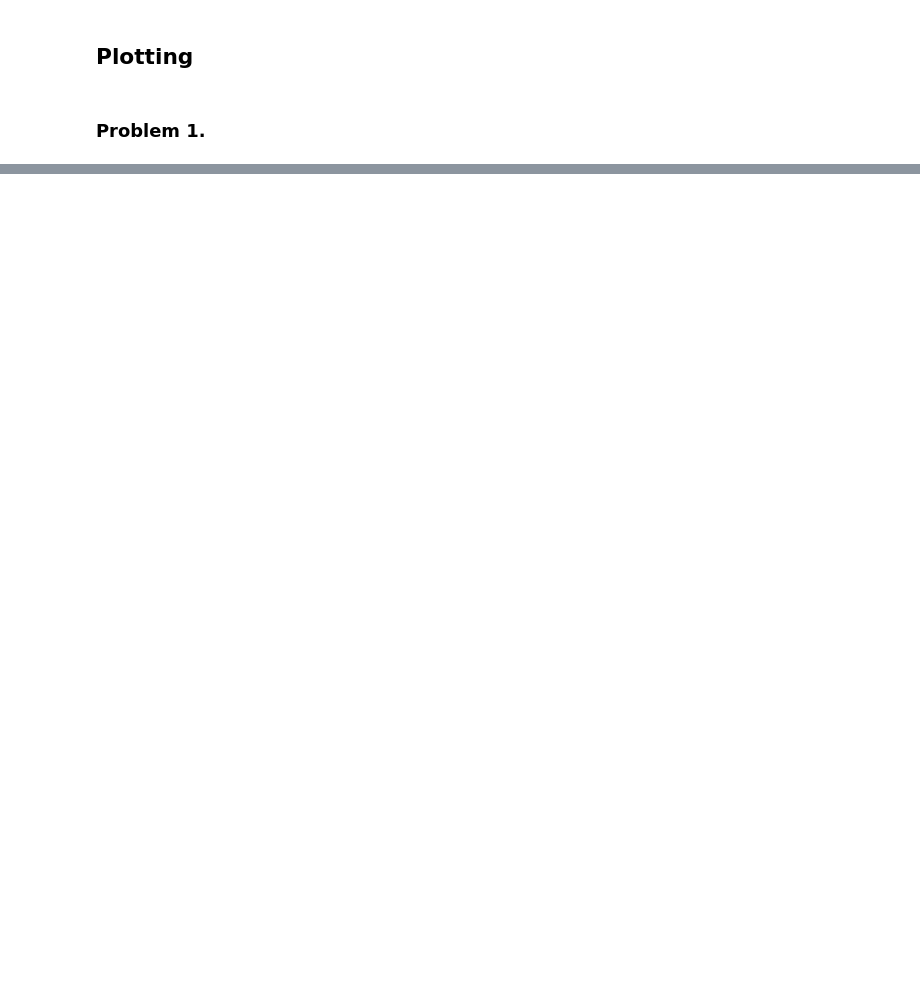
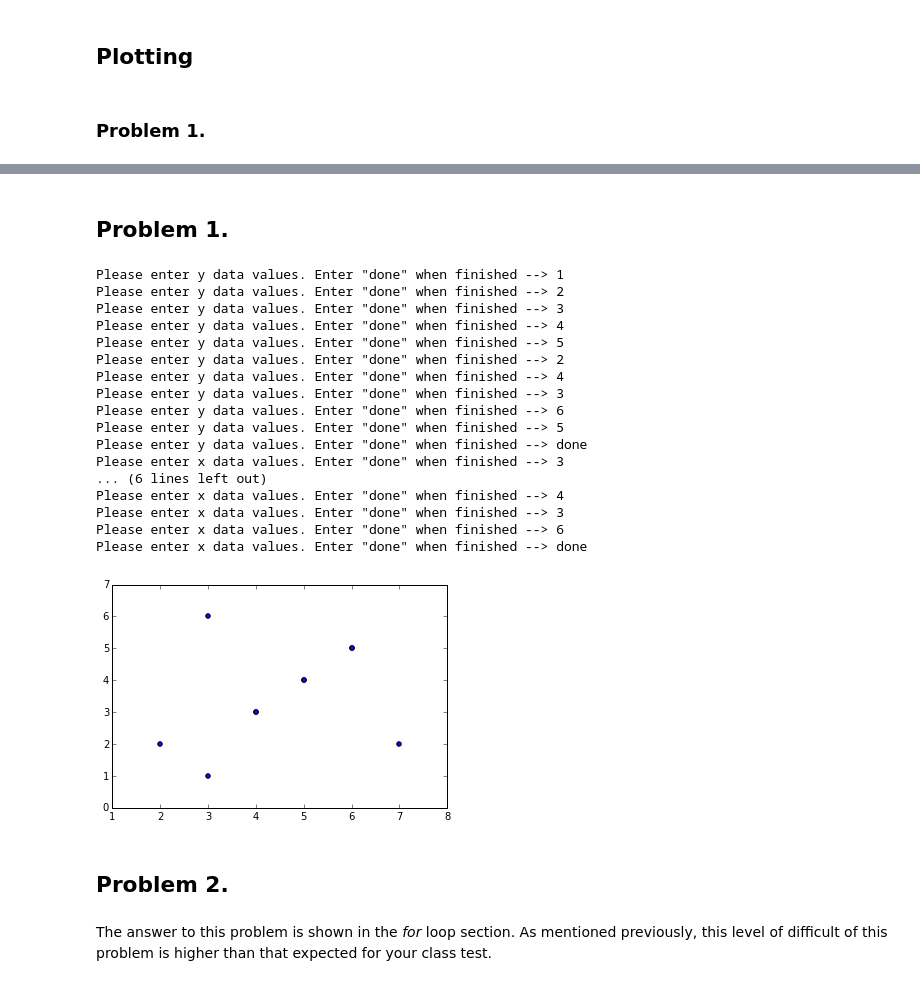
Before and after one commit to bobbiesimpson/python, a Jupyter notebook: Lab1-solutions.ipynb, the cells around one changed output, grey strips where cells are left out. Saved outputs shown, nothing was run; the diff lists cells and outputs as text; code cells hidden in the pictures; blank space fills up the shorter version.

```diff
--- a/Lab1-solutions.ipynb
+++ b/Lab1-solutions.ipynb
@@ -313,0 +350,51 @@ Please enter load at free span --> 1
+# %% [markdown]
+## Problem 1.
+# %%
+#remember to include 'import matplotlib.pyplot as plt'
+
+y_list = [] # create an empty list for the y data
+while True:
+    text = raw_input('Please enter y data values. Enter "done" when finished --> ' )
+    if text == 'done':
+        break
+    else:
+        y = float(text) # remember to convert text to a float
+        y_list.append(y)
+
+x_list = [] # empty x list
+while True:
+    text = raw_input('Please enter x data values. Enter "done" when finished --> ' )
+    if text == 'done':
+       break
+    else:
+        x = float(text) # remember to convert text to a float
+        x_list.append(x)
+
+if len(x_list) != len(y_list):
+    print 'Unequal sizes of X data and Y data.'
+else:
+    plt.scatter(x_list, y_list)
+    plt.show()
+# %% [output]
+Please enter y data values. Enter "done" when finished --> 1
+Please enter y data values. Enter "done" when finished --> 2
+Please enter y data values. Enter "done" when finished --> 3
+Please enter y data values. Enter "done" when finished --> 4
+Please enter y data values. Enter "done" when finished --> 5
+Please enter y data values. Enter "done" when finished --> 2
+Please enter y data values. Enter "done" when finished --> 4
+Please enter y data values. Enter "done" when finished --> 3
+Please enter y data values. Enter "done" when finished --> 6
+Please enter y data values. Enter "done" when finished --> 5
+Please enter y data values. Enter "done" when finished --> done
+Please enter x data values. Enter "done" when finished --> 3
+... (6 lines left out)
+Please enter x data values. Enter "done" when finished --> 4
+Please enter x data values. Enter "done" when finished --> 3
+Please enter x data values. Enter "done" when finished --> 6
+Please enter x data values. Enter "done" when finished --> done
+[figure, added]
+# %% [markdown]
+## Problem 2.
+# %% [markdown]
+The answer to this problem is shown in the *for* loop section. As mentioned previously, this level of difficult of this problem is higher than that expected for your class test.
```
Also changed, not shown: parts of 15 cells of this notebook.
